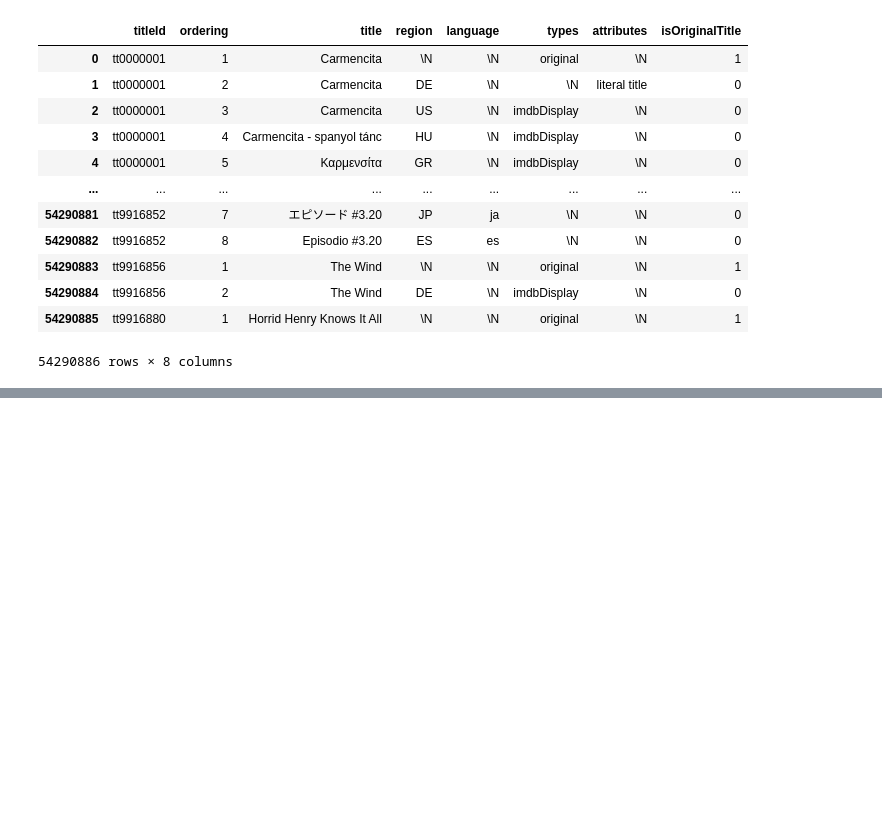
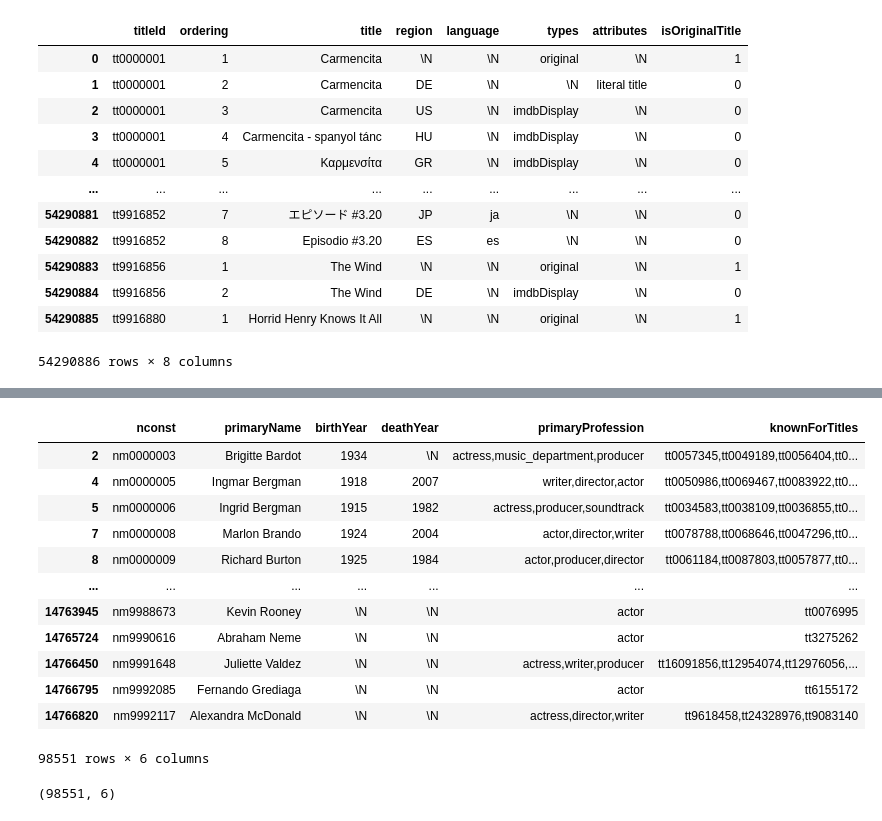
Before and after one commit to frianaeng/GraphAlgo, a Jupyter notebook: Create criterion ActorNetwork.ipynb, the cells around one changed output, grey strips where cells are left out. Drawn from its saved outputs; the diff is of its cells as text; code cells hidden in the pictures; blank space fills up the shorter version.

```diff
--- a/Create criterion ActorNetwork.ipynb
+++ b/Create criterion ActorNetwork.ipynb
@@ -294,0 +110,29 @@ final_df.head()
+# %%
+actors_subset = actors_subset[
+    actors_subset["primaryProfession"].str.contains(
+        r"\bactor\b|\bactress\b",
+        case=False,
+        na=False
+    )
+]
+# %%
+actors_subset
+# %% [output]
+|  | nconst | primaryName | birthYear | deathYear | primaryProfession | knownForTitles |
+| 2 | nm0000003 | Brigitte Bardot | 1934 | \N | actress,music_department,producer | tt0057345,tt0049189,tt0056404,tt0... |
+| 4 | nm0000005 | Ingmar Bergman | 1918 | 2007 | writer,director,actor | tt0050986,tt0069467,tt0083922,tt0... |
+| 5 | nm0000006 | Ingrid Bergman | 1915 | 1982 | actress,producer,soundtrack | tt0034583,tt0038109,tt0036855,tt0... |
+| 7 | nm0000008 | Marlon Brando | 1924 | 2004 | actor,director,writer | tt0078788,tt0068646,tt0047296,tt0... |
+| 8 | nm0000009 | Richard Burton | 1925 | 1984 | actor,producer,director | tt0061184,tt0087803,tt0057877,tt0... |
+| ... | ... | ... | ... | ... | ... | ... |
+| 14763945 | nm9988673 | Kevin Rooney | \N | \N | actor | tt0076995 |
+| 14765724 | nm9990616 | Abraham Neme | \N | \N | actor | tt3275262 |
+| 14766450 | nm9991648 | Juliette Valdez | \N | \N | actress,writer,producer | tt16091856,tt12954074,tt12976056,... |
+| 14766795 | nm9992085 | Fernando Grediaga | \N | \N | actor | tt6155172 |
+| 14766820 | nm9992117 | Alexandra McDonald | \N | \N | actress,director,writer | tt9618458,tt24328976,tt9083140 |
+98551 rows × 6 columns
+# %%
+actors_subset["primaryProfession"].value_counts().head()
+actors_subset.shape
+# %% [output]
+(98551, 6)
```
Also changed, not shown: parts of 11 cells of this notebook.
